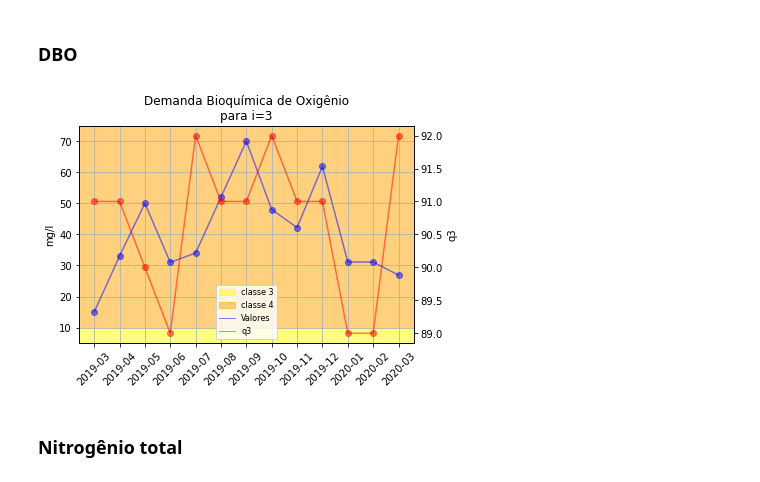
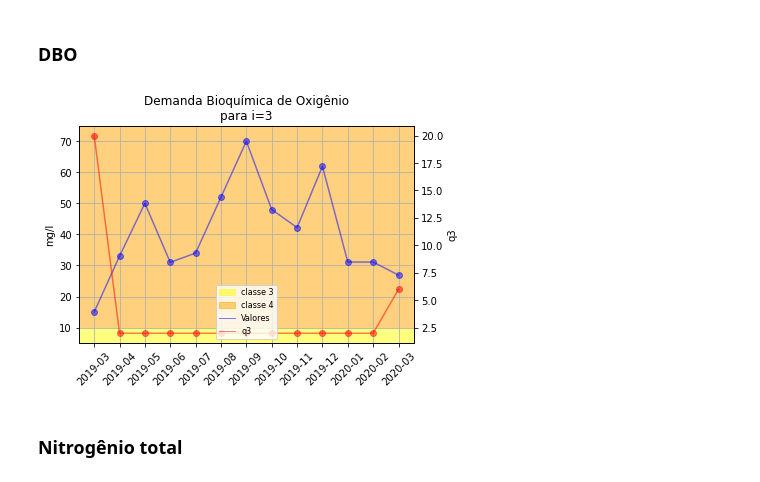
Before and after one commit to NicolasCho/projeto3_qta, a Jupyter notebook: analise/projeto3_graficos.ipynb, the cells around one changed output. Saved outputs shown, nothing was run; the diff lists cells and outputs as text; code cells hidden in the pictures.

```diff
--- a/analise/projeto3_graficos.ipynb
+++ b/analise/projeto3_graficos.ipynb
@@ -534,27 +534,27 @@ plt.show()
 # %%
 fig,ax = plt.subplots()
 plt.plot_date(df_periodo.index, df_periodo["Valor DBO(mg/L)"], c = 'blue', linestyle='-', alpha=0.5)
 plt.title("Demanda Bioquímica de Oxigênio\npara i=3")
 plt.xticks(rotation=45)
 plt.grid(True)
 plt.ylabel("mg/l")
 ax.axis([None, None, 5, 75])
 ax.axhspan(0, 10, facecolor='yellow', alpha=0.5)
 ax.axhspan(10, 100, facecolor='orange', alpha=0.5)
 
 bacana = mpatches.Patch(color='yellow', label='classe 3', alpha = 0.5)
 nao_bacana = mpatches.Patch(color='orange', label='classe 4', alpha = 0.5)
 lin_blue = Line2D([0], [0], color='b', lw=1, label='Valores', alpha = 0.5)
 lin_red = Line2D([0], [0], color='r', lw=1, label='q3', alpha = 0.5)
 
 ax2=ax.twinx()
-ax2.plot_date(df_qa.index, df_qa['q2'], c = 'red', linestyle='-', alpha=0.5)
+ax2.plot_date(df_qa.index, df_qa['q3'], c = 'red', linestyle='-', alpha=0.5)
 ax2.set_ylabel("q3")
 
 plt.legend(handles=[bacana, nao_bacana, lin_blue, lin_red], loc='lower center', prop={'size': 8})
 plt.show()
 # %% [output]
-[figure, old version]
+[figure, new version]
 # %% [markdown]
 ### Nitrogênio total
 # %%
```
